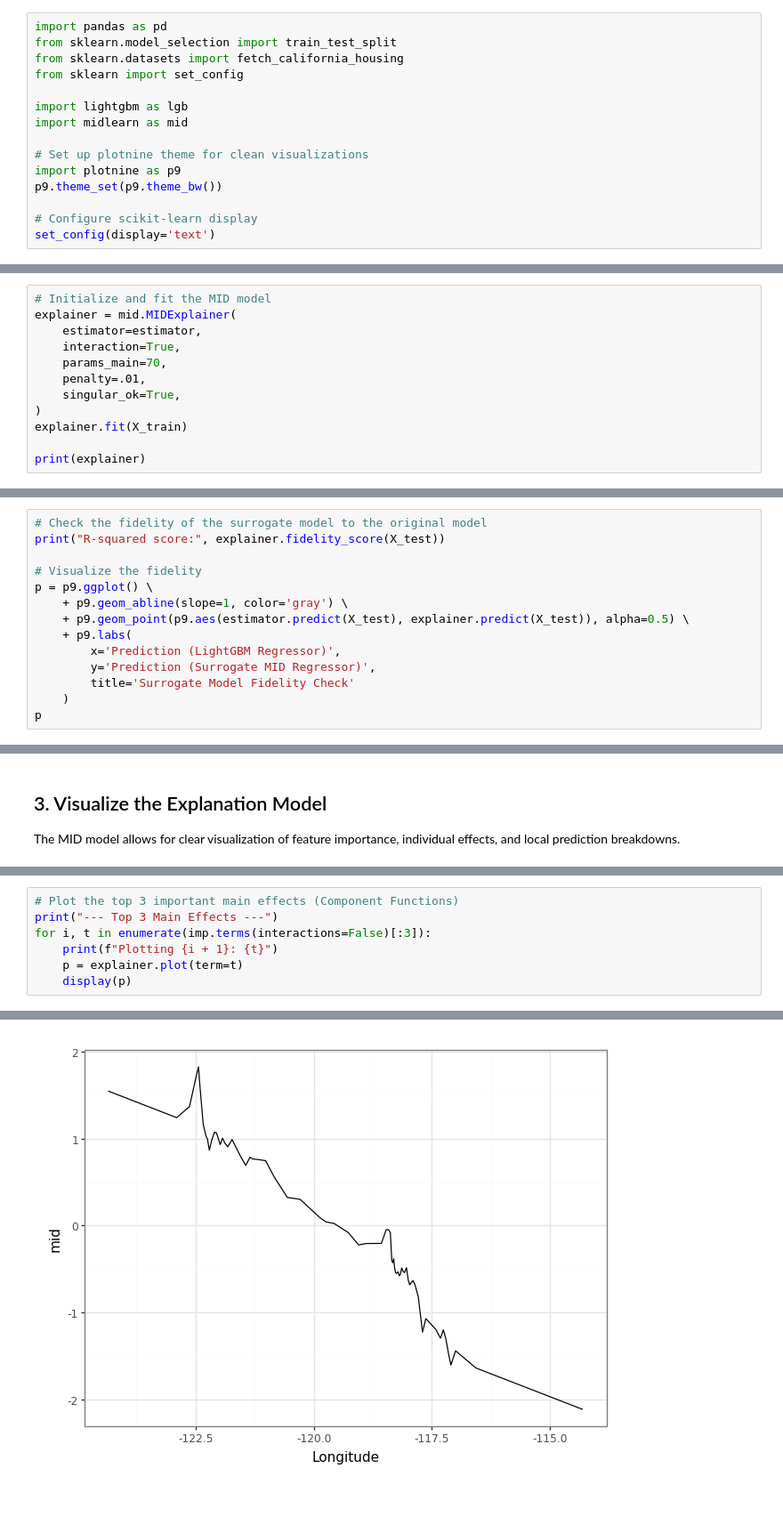
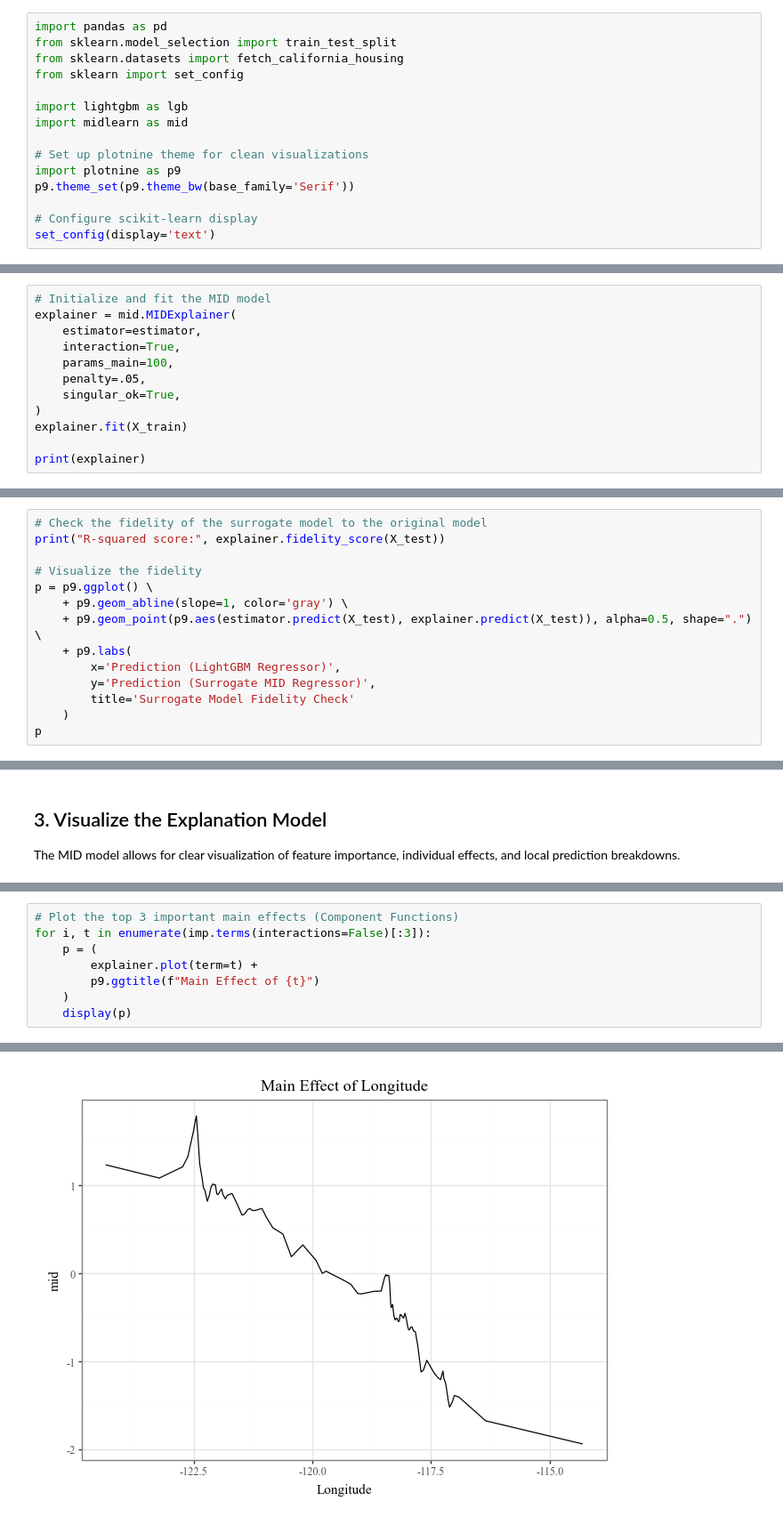
Before and after one commit to ryo-asashi/pyramid-learn, a Jupyter notebook: docs/source/quick-start.ipynb, the cells around one changed output, grey strips where cells are left out. Shown at 89% size. Cells and saved outputs as stored; diff of their text form.

```diff
--- a/docs/source/quick-start.ipynb
+++ b/docs/source/quick-start.ipynb
@@ -12,7 +12,7 @@ import midlearn as mid
 
 # Set up plotnine theme for clean visualizations
 import plotnine as p9
-p9.theme_set(p9.theme_bw())
+p9.theme_set(p9.theme_bw(base_family='Serif'))
 
 # Configure scikit-learn display
 set_config(display='text')
@@ -49,8 +46,8 @@ We fit the `MIDExplainer` to the training data to create a globally faithful, in
 explainer = mid.MIDExplainer(
     estimator=estimator,
     interaction=True,
-    params_main=70,
-    penalty=.01,
+    params_main=100,
+    penalty=.05,
     singular_ok=True,
 )
 explainer.fit(X_train)
@@ -67,7 +64,7 @@ print("R-squared score:", explainer.fidelity_score(X_test))
 # Visualize the fidelity
 p = p9.ggplot() \
     + p9.geom_abline(slope=1, color='gray') \
-    + p9.geom_point(p9.aes(estimator.predict(X_test), explainer.predict(X_test)), alpha=0.5) \
+    + p9.geom_point(p9.aes(estimator.predict(X_test), explainer.predict(X_test)), alpha=0.5, shape=".") \
     + p9.labs(
         x='Prediction (LightGBM Regressor)',
         y='Prediction (Surrogate MID Regressor)',
@@ -92,8 +99,9 @@ display(imp.plot(style='heatmap', color='#808080'))
 # %%
 # Plot the top 3 important main effects (Component Functions)
-print("--- Top 3 Main Effects ---")
 for i, t in enumerate(imp.terms(interactions=False)[:3]):
-    print(f"Plotting {i + 1}: {t}")
-    p = explainer.plot(term=t)
+    p = (
+        explainer.plot(term=t) +
+        p9.ggtitle(f"Main Effect of {t}")
+    )
     display(p)
 # %% [output]
@@ -104 +109 @@ Plotting 2: Longitude
-[figure, old version]
+[figure, new version]
```
Also changed, not shown: parts of 10 cells of this notebook, 2 other files.
